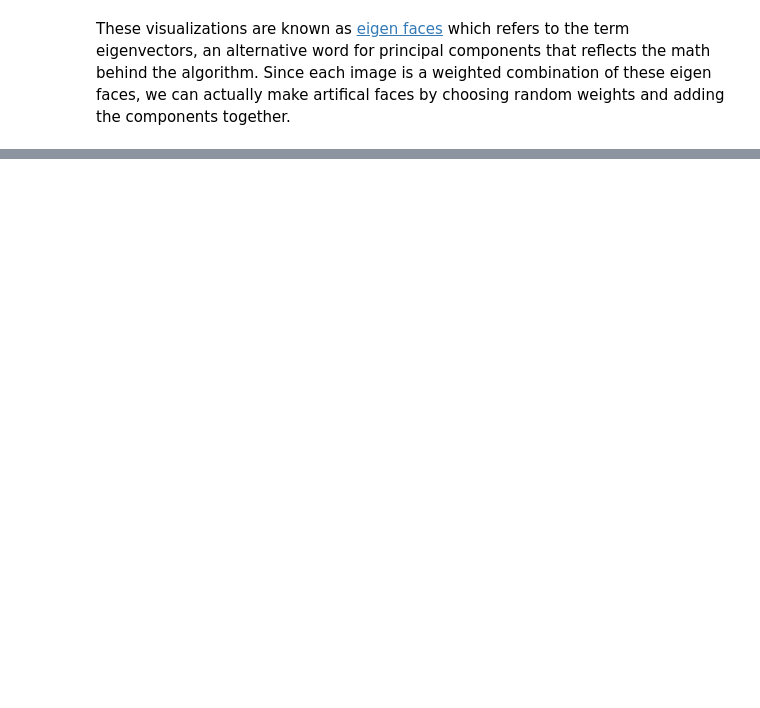
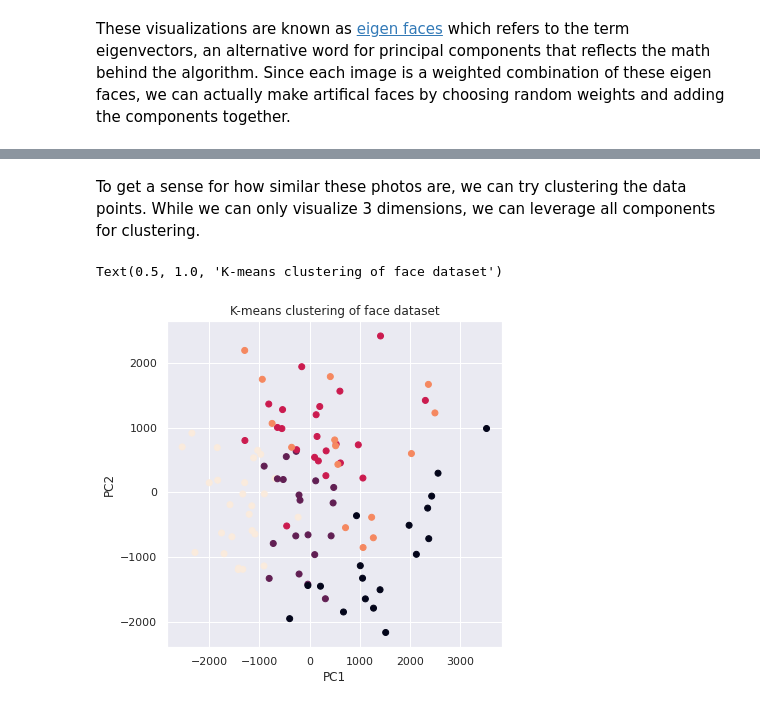
Before and after one commit to ntolley/ds_examples, a Jupyter notebook: PCA.ipynb, the cells around one changed output, grey strips where cells are left out. Saved outputs shown, nothing was run; the diff lists cells and outputs as text; code cells hidden in the pictures; blank space fills up the shorter version.

Commit message:
Add clustering

```diff
--- a/PCA.ipynb
+++ b/PCA.ipynb
@@ -145,0 +159,12 @@ A final feature that is quite useful for PCA is data visualization. It is often
+# %% [markdown]
+To get a sense for how similar these photos are, we can try clustering the data points. While we can only visualize 3 dimensions, we can leverage all components for clustering.
+# %%
+plt.figure(figsize=(6,6))
+cluster_predictions = KMeans(n_clusters=5).fit_predict(transformed)
+plt.scatter(x,y, c=cluster_predictions)
+plt.xlabel('PC1')
+plt.ylabel('PC2')
+plt.title('K-means clustering of face dataset')
+# %% [output]
+Text(0.5, 1.0, 'K-means clustering of face dataset')
+[figure, added]
```
Also changed, not shown: parts of 11 cells of this notebook.
